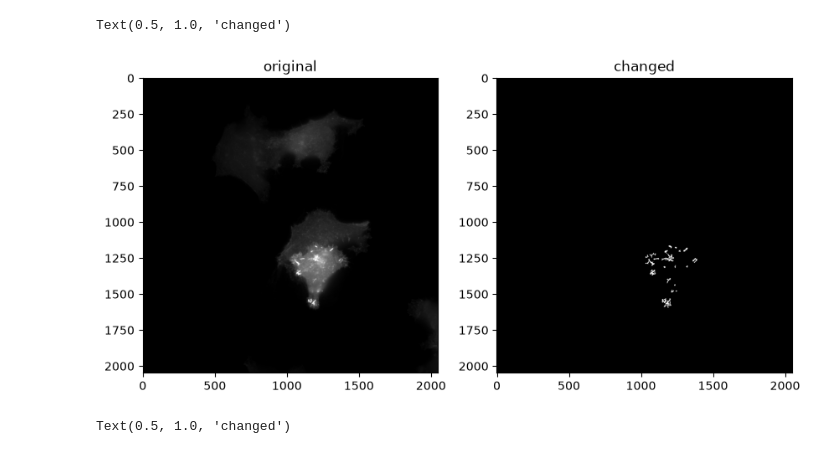
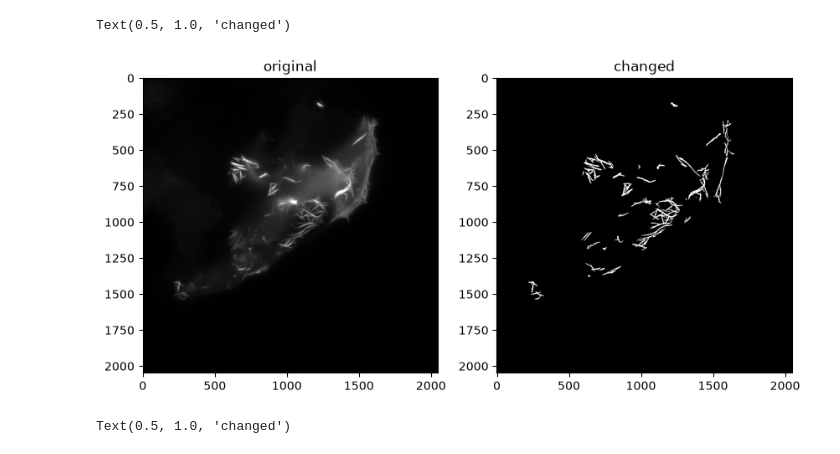
Before and after one commit to TylerMoore080506/actin-bundle-counter, a Jupyter notebook: Notebooks/CounterNB1.ipynb, the cells around one changed output. Drawn from its saved outputs; the diff is of its cells as text; code cells hidden in the pictures.

Commit message:
made a few more tiny functions and did some parameter shifting but ran into big problem when cleaning cells that have a much higher bundle density because i think they bring up the mad so high, todo: fixing this issue

```diff
--- a/Notebooks/CounterNB1.ipynb
+++ b/Notebooks/CounterNB1.ipynb
@@ -5,12 +5,9 @@ from matplotlib import pyplot as plt
 import pandas as pd
 from scipy import ndimage
 # %%
-test_image1 = io.imread("/Users/tylermoore/Main_Workspaces/Main/Cell_im_data/extracted/Test_im/Test_im1.png", as_gray=True)
-
-
 #all variables for quick access fine tuning and maybe later adding into UI for changing
 BACK_GRND_RADIUS = 12 # disk size for tophat
-SIGMAS = range(1,3)   # for edge detection filter
+SIGMAS = [1,3]   # for edge detection filter
 RIDGE_K = 5           # multiplier constant for ridge mask tuning
 BRIGHTNESS_K = 5      # multiplier constant for brightness mask tuning
 SML_OBJ_PIX = 15      # for removing small objects (size of smalles object)
@@ -24,8 +21,6 @@ def _mad(values, med):
 
 def _preprocess(img):
     #converting images to usable format
-    if img.ndim == 3:
-        img.color.rgb2gray(img[..., :3])
     img = util.img_as_float(img)
 
     img = filters.gaussian(img, sigma=1)
@@ -42,9 +37,8 @@ def get_cell_mask(img):
     cell_mask = morphology.closing(cell_mask, morphology.disk(CLOSING_RADIUS))
     return cell_mask
 
-def get_cell_area(img):   #this is for finding a true cell mask for area instead of just using it for
-    if img.ndim == 3:
-        img.color.rgb2gray(img[..., :3])
+def get_cell_area_pix(img):   #this is for finding a true cell mask for area instead of just using it for
+
     img = util.img_as_float(img)
     gausX_img = filters.gaussian(img, sigma=4)      #effectively a copy of the cell mask area until the pixel counting but with just a higher gausian blur
 
@@ -57,7 +51,17 @@ def get_cell_area(img):   #this is for finding a true cell mask for area instead
 
     return cell_area
 
+def get_cell_area_msk(img):
+    if img.ndim == 3:
+            img.color.rgb2gray(img[..., :3])
+    img = util.img_as_float(img)
+    gausX_img = filters.gaussian(img, sigma=4)      #effectively a copy of the cell mask area until the pixel counting but with just a higher gausian blur
 
+    cell_msk = gausX_img > filters.threshold_li(img)
+    cell_msk = morphology.remove_small_objects(cell_msk, max_size=MIN_CELL_SIZE)
+
+    cell_msk = morphology.closing(cell_msk, morphology.disk(CLOSING_RADIUS))
+    return cell_msk
 
 def clean(img):
     """Function for cleaning image using two masks and finding where they overlap
@@ -66,7 +70,7 @@ def clean(img):
     img = _preprocess(img)
 
     cell_mask = get_cell_mask(img)
-
+    cell_msk = get_cell_area_msk(img)
     #definig footprint with decomp to speed it up
     footprint = morphology.disk(BACK_GRND_RADIUS, decomposition= 'sequence')
     #background subtraction
@@ -94,7 +98,7 @@ def clean(img):
     bright_mask = tophat > bright_thresh
 
     #overlaps all three masks and only outputs the overlap
-    binary_image = rid_mask & bright_mask & cell_mask
+    binary_image = rid_mask & bright_mask & cell_msk
 
     strict_cutoff = top_med + (STRICT_K * top_mad)
     labled = measure.label(binary_image)
@@ -115,23 +119,25 @@ def get_bundle_area(img):
 def get_bundl_dens(img):
     bundl_msk = clean(img)
     bundl_area = np.count_nonzero(bundl_msk)
-    bundl_dens = bundl_area/(get_cell_area(img))
+    bundl_dens = bundl_area/(get_cell_area_pix(img))
     return bundl_dens
 # %%
-cleaned_im2 = clean(io.imread("/Users/tylermoore/Main_Workspaces/Main/Cell_im_data/extracted/Test_im/Test_im2.png",as_gray=True))
+imported = "/Users/tylermoore/Main_Workspaces/Main/Cell_im_data/extracted/Mutant_cofilin_-_1000_ng/Mutant_cofilin_-_1000_ng_002.png"
+cleaned_im2 = clean(io.imread(imported,as_gray=True))
+uncleaned_im2 = io.imread(imported, as_gray=True)
 # %%
-uncleaned_im2 = io.imread("/Users/tylermoore/Main_Workspaces/Main/Cell_im_data/extracted/Test_im/Test_im2.png", as_gray=True)
+
 
 fig, axes = plt.subplots(1,2, figsize=(10,5))
 
 axes[0].imshow(uncleaned_im2, cmap='gray')
 axes[0].set_title("original")
 
 axes[1].imshow(cleaned_im2, cmap='gray')
 axes[1].set_title("changed")
 # %% [output]
 Text(0.5, 1.0, 'changed')
-[figure, old version]
+[figure, new version]
 # %%
 uncleaned_im1 = io.imread("/Users/tylermoore/Main_Workspaces/Main/Cell_im_data/extracted/Test_im/Test_im1.png", as_gray=True)
 cleaned_im1 = clean(io.imread("/Users/tylermoore/Main_Workspaces/Main/Cell_im_data/extracted/Test_im/Test_im1.png", as_gray=True))
```
